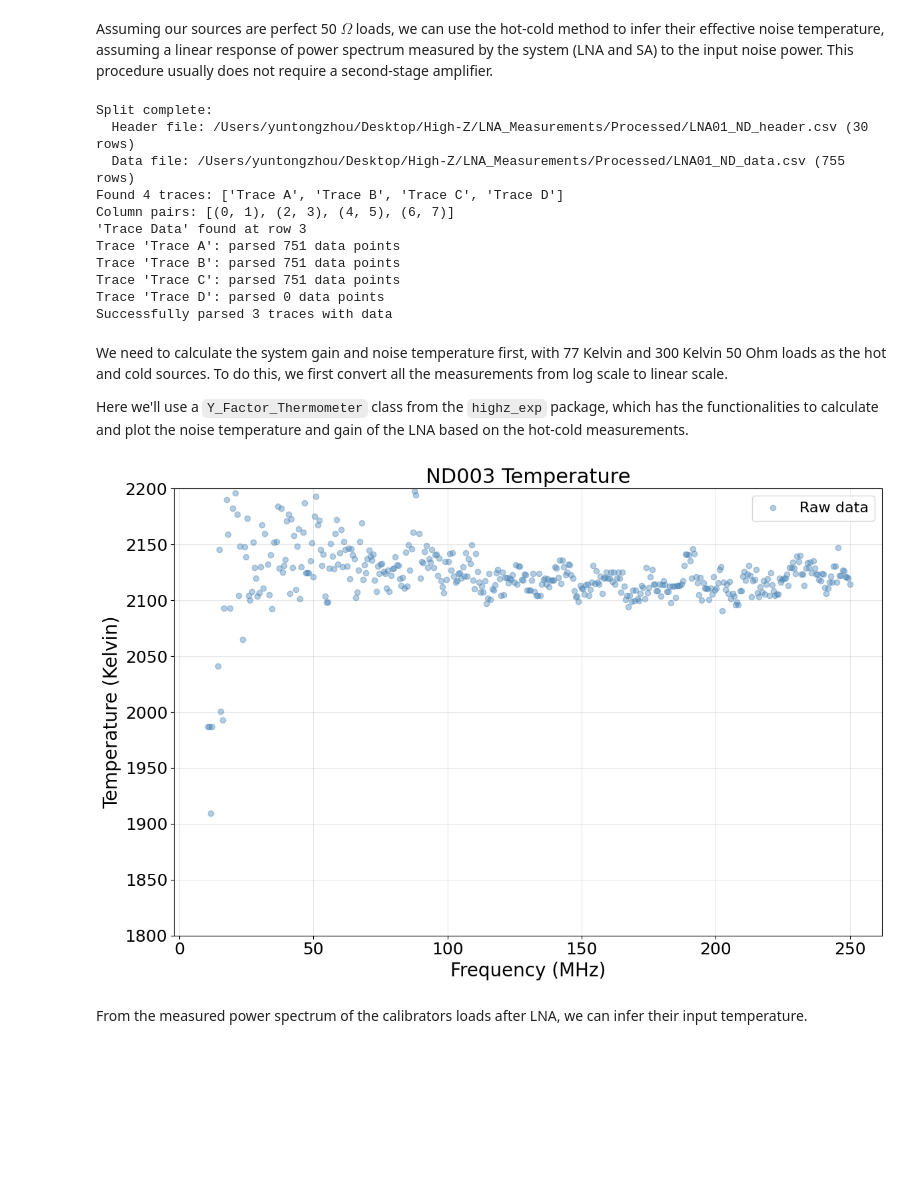
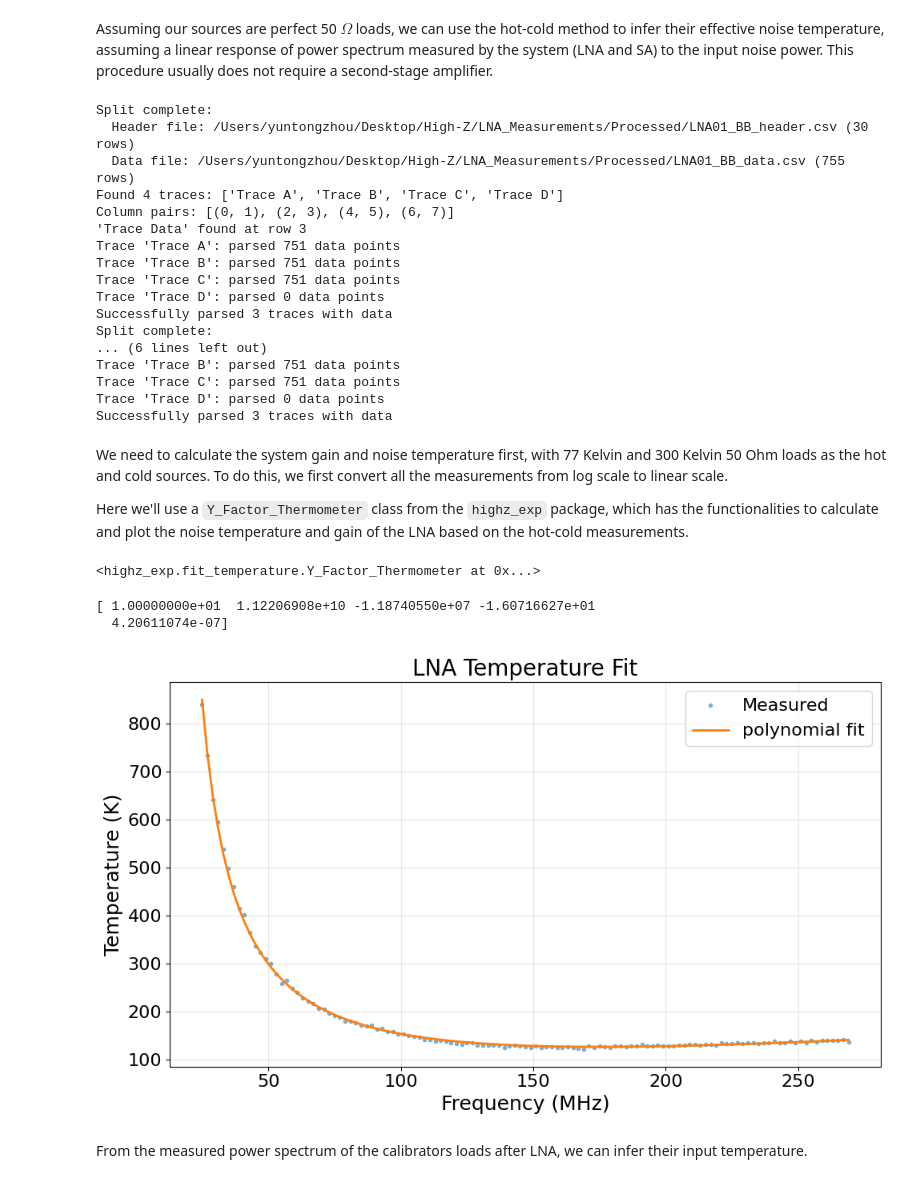
Before and after one commit to alhosani-abdulla/Highz-EXP, a Jupyter notebook: notebooks/calibrator_measurements copy.ipynb, the cells around one changed output. Saved outputs shown, nothing was run; the diff lists cells and outputs as text; code cells hidden in the pictures; blank space fills up the shorter version.

```diff
--- a/notebooks/calibrator_measurements copy.ipynb
+++ b/notebooks/calibrator_measurements copy.ipynb
@@ -38,23 +35,33 @@ if os.path.exists(plot_path) is False:
 from highz_exp import load_csv
 
 # load data for 300K-77K measurements
-file_LNA = pjoin(data_path, 'ND003.csv')
+file_LNA = pjoin(data_path, 'BB014.csv')
 load_csv.split_csv_by_trace_name(file_LNA,
-                                 header_file=pjoin(output_path, 'LNA01_ND_header.csv'),
-                                 data_file= pjoin(output_path, 'LNA01_ND_data.csv'))
+                                 header_file=pjoin(
+                                     output_path, 'LNA01_BB_header.csv'),
+                                 data_file=pjoin(output_path, 'LNA01_BB_data.csv'))
 
 # parse data files into separate traces
-traces_LNA = load_csv.parse_trace_data(pjoin(output_path, 'LNA01_ND_data.csv'))
+traces_LNA = load_csv.parse_trace_data(pjoin(output_path, 'LNA01_BB_data.csv'))
 LNA01_300K = Spectrum(traces_LNA['Trace A']['frequency'], traces_LNA['Trace A']['spectrum'],
                       name='300K load - LNA01')
 LNA01_77K = Spectrum(traces_LNA['Trace B']['frequency'], traces_LNA['Trace B']['spectrum'],
-                       name='77K load - LNA01')
-LNA01_ND003 = Spectrum(traces_LNA['Trace C']['frequency'], traces_LNA['Trace C']['spectrum'],
-                       name='ND003')
+                     name='77K load - LNA01')
+LNA01_BB014 = Spectrum(traces_LNA['Trace C']['frequency'], traces_LNA['Trace C']['spectrum'],
+                       name='BB014')
+
+file_LNA = pjoin(data_path, 'BB016.csv')
+load_csv.split_csv_by_trace_name(file_LNA,
+                                 header_file=pjoin(
+                                     output_path, 'LNA01_BB_header.csv'),
+                                 data_file=pjoin(output_path, 'LNA01_BB_data.csv'))
+traces_LNA = load_csv.parse_trace_data(pjoin(output_path, 'LNA01_BB_data.csv'))
+LNA01_BB016 = Spectrum(traces_LNA['Trace C']['frequency'], traces_LNA['Trace C']['spectrum'],
+                       name='BB016')
 # %% [output]
 Split complete:
-  Header file: /Users/yuntongzhou/Desktop/High-Z/LNA_Measurements/Processed/LNA01_ND_header.csv (30 rows)
-  Data file: /Users/yuntongzhou/Desktop/High-Z/LNA_Measurements/Processed/LNA01_ND_data.csv (755 rows)
+  Header file: /Users/yuntongzhou/Desktop/High-Z/LNA_Measurements/Processed/LNA01_BB_header.csv (30 rows)
+  Data file: /Users/yuntongzhou/Desktop/High-Z/LNA_Measurements/Processed/LNA01_BB_data.csv (755 rows)
 Found 4 traces: ['Trace A', 'Trace B', 'Trace C', 'Trace D']
 Column pairs: [(0, 1), (2, 3), (4, 5), (6, 7)]
 'Trace Data' found at row 3
@@ -63,6 +70,12 @@ Trace 'Trace B': parsed 751 data points
 Trace 'Trace C': parsed 751 data points
 Trace 'Trace D': parsed 0 data points
 Successfully parsed 3 traces with data
+Split complete:
+... (6 lines left out)
+Trace 'Trace B': parsed 751 data points
+Trace 'Trace C': parsed 751 data points
+Trace 'Trace D': parsed 0 data points
+Successfully parsed 3 traces with data
 # %% [markdown]
 We need to calculate the system gain and noise temperature first, with 77 Kelvin and 300 Kelvin 50 Ohm loads as the hot and cold sources. To do this, we first convert all the measurements from log scale to linear scale.
 
@@ -87,10 +93,32 @@ LNA_thermo_resampled = copy.deepcopy(LNA_thermo)
-# %%
-# Convert all measurements from dBm to kelvin for comparison
-# and resample them to the same frequency grid
-ND003_spec = LNA01_ND003.unit_convert('dBm', 'kelvin', channel_width=1e6, inplace=False).despike(threshold=2)
-ND003_kelvin = LNA_thermo_resampled.infer_temperature(
-    ND003_spec, show_plot=True, freq_range=(10, 250),
-    title='ND003 Temperature', y_range=(1800, 2200),
-    smoothing=None, save_path=pjoin(plot_path, 'ND003_T_inferred.png'))
-# %% [output]
-[figure, removed]
+# %%
+rebinned_freq = np.arange(25e6, 270e6, 2e6)  # 2 MHz channel width
+LNA_thermo.resample(rebinned_freq, reducer=np.nanmedian)
+# %% [output]
+<highz_exp.fit_temperature.Y_Factor_Thermometer at 0x...>
+# %%
+# Fit T(f) = a/f + b + c*f to the LNA temperature curve
+f_fit = np.asarray(LNA_thermo.f, dtype=float)  # Hz
+t_fit = np.asarray(LNA_thermo.T_dut if LNA_thermo.T_dut is not None else LNA_thermo.T_sys, dtype=float)
+
+fit_res = LNAModel.fit_temperature(f_fit, t_fit, initial_guess=[10, 600e6, 1e6, 0, 0])
+
+valid = fit_res['valid_mask']
+f_valid_hz = f_fit[valid]
+t_valid = t_fit[valid]
+print(fit_res['coefficients'])
+t_model = fit_res['fitted']
+
+plt.figure(figsize=(10, 6))
+plt.plot(f_valid_hz / 1e6, t_valid, 'o', ms=3, alpha=0.5, label='Measured')
+plt.plot(f_valid_hz / 1e6, t_model, '-', lw=2, label='polynomial fit')
+plt.xlabel('Frequency (MHz)')
+plt.ylabel('Temperature (K)')
+plt.title('LNA Temperature Fit')
+plt.grid(alpha=0.3)
+plt.legend()
+plt.tight_layout()
+plt.show()
+# %% [output]
+[ 1.00000000e+01  1.12206908e+10 -1.18740550e+07 -1.60716627e+01
+  4.20611074e-07]
+[figure, added]
```
Also changed, not shown: parts of 10 cells of this notebook, 5 other files.
